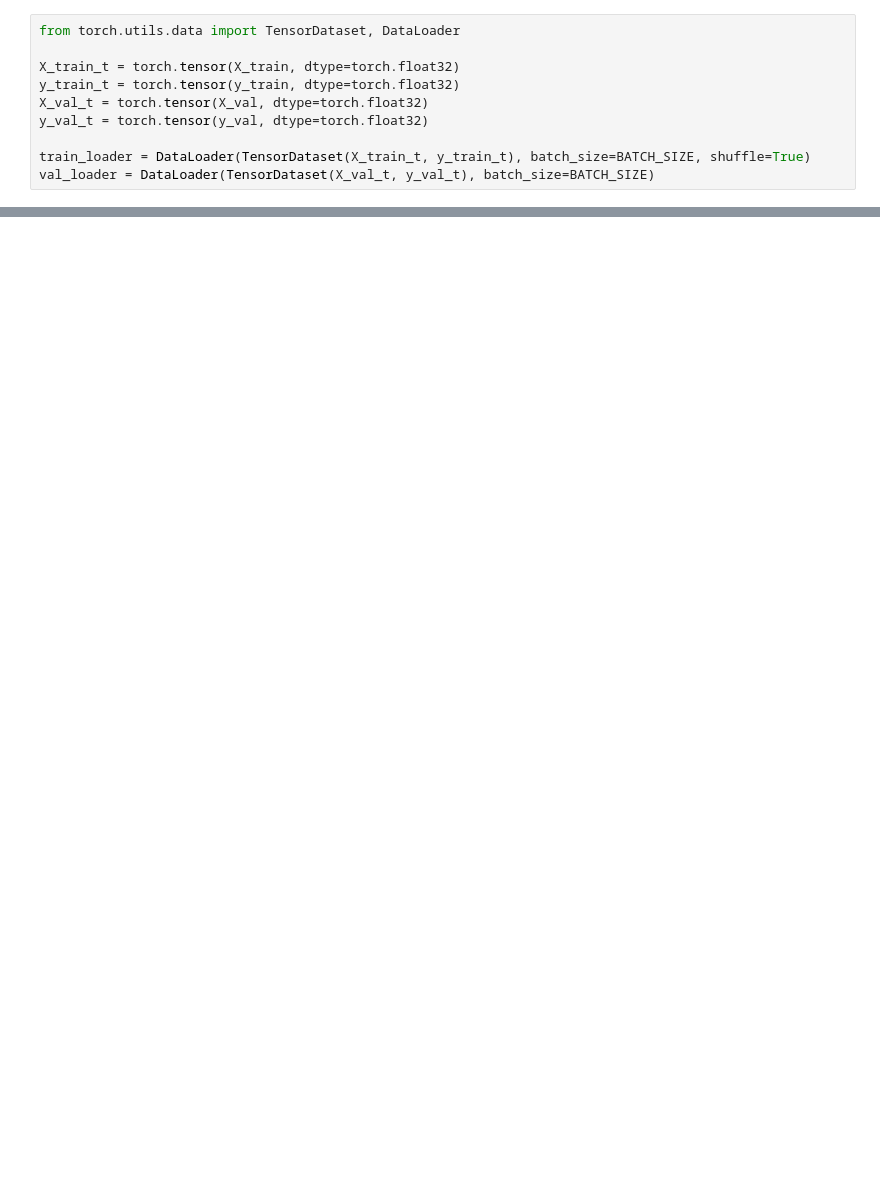
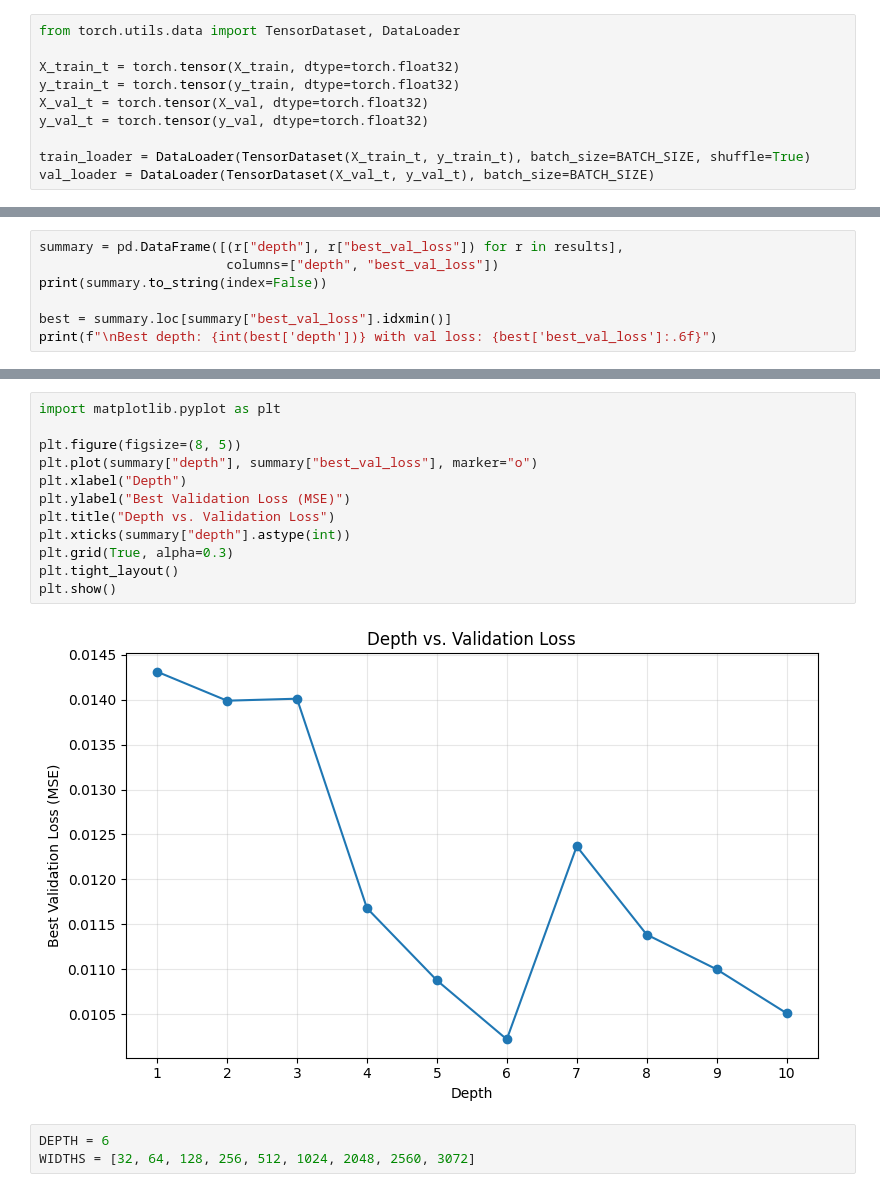
Before and after one commit to gabrielgreisen/convertible_bonds_ML, a Jupyter notebook: fnn_baseline.ipynb, the cells around one changed output, grey strips where cells are left out. Cells and saved outputs as stored; diff of their text form; blank space fills up the shorter version.

```diff
--- a/fnn_baseline.ipynb
+++ b/fnn_baseline.ipynb
@@ -136,0 +139,7 @@ Depth=3, Width=528
+# %%
+summary = pd.DataFrame([(r["depth"], r["best_val_loss"]) for r in results],
+                        columns=["depth", "best_val_loss"])
+print(summary.to_string(index=False))
+
+best = summary.loc[summary["best_val_loss"].idxmin()]
+print(f"\nBest depth: {int(best['depth'])} with val loss: {best['best_val_loss']:.6f}")
@@ -136,0 +160,17 @@ Depth=3, Width=528
+# %%
+import matplotlib.pyplot as plt
+
+plt.figure(figsize=(8, 5))
+plt.plot(summary["depth"], summary["best_val_loss"], marker="o")
+plt.xlabel("Depth")
+plt.ylabel("Best Validation Loss (MSE)")
+plt.title("Depth vs. Validation Loss")
+plt.xticks(summary["depth"].astype(int))
+plt.grid(True, alpha=0.3)
+plt.tight_layout()
+plt.show()
+# %% [output]
+[figure, added]
+# %%
+DEPTH = 6
+WIDTHS = [32, 64, 128, 256, 512, 1024, 2048, 2560, 3072]
```
Also changed, not shown: parts of 19 cells of this notebook, 2 other files.
